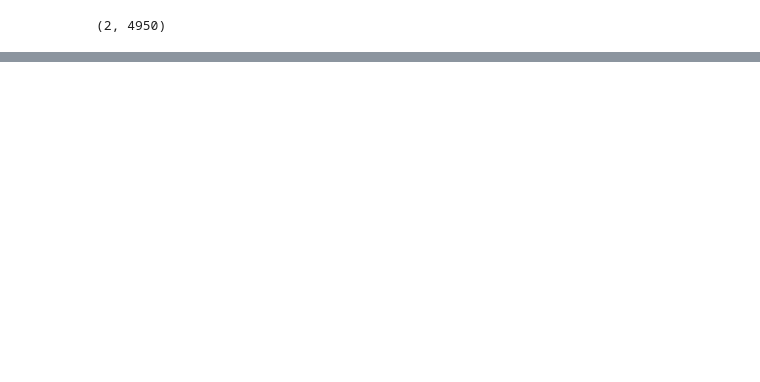
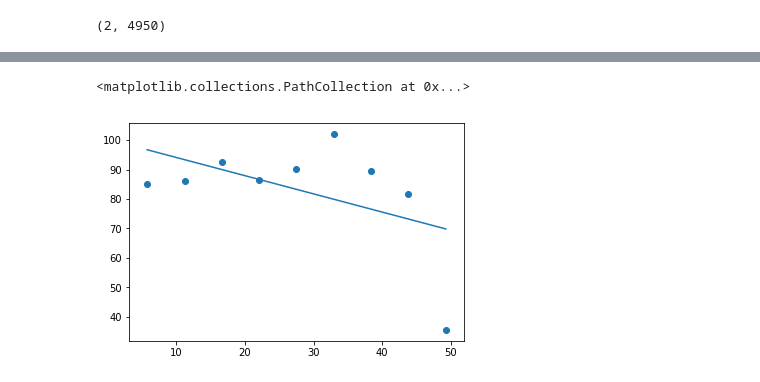
Before and after one commit to ryuya-ko/LDAT_LS_2019, a Jupyter notebook: code/python/variogram_test.ipynb, the cells around one changed output, grey strips where cells are left out. Cells and saved outputs as stored; diff of their text form; code cells hidden in the pictures; blank space fills up the shorter version.

```diff
--- a/code/python/variogram_test.ipynb
+++ b/code/python/variogram_test.ipynb
@@ -264,0 +374,6 @@ plt.show()
+# %%
+plt.plot(e_vario2[0], exponential_model(e_vario2[0], test_param[2], test_param[3], test_param[4]))
+plt.scatter(e_vario2[0], e_vario2[1])
+# %% [output]
+<matplotlib.collections.PathCollection at 0x...>
+[figure, added]
```
Also changed, not shown: parts of 45 cells of this notebook, 5 other files.
